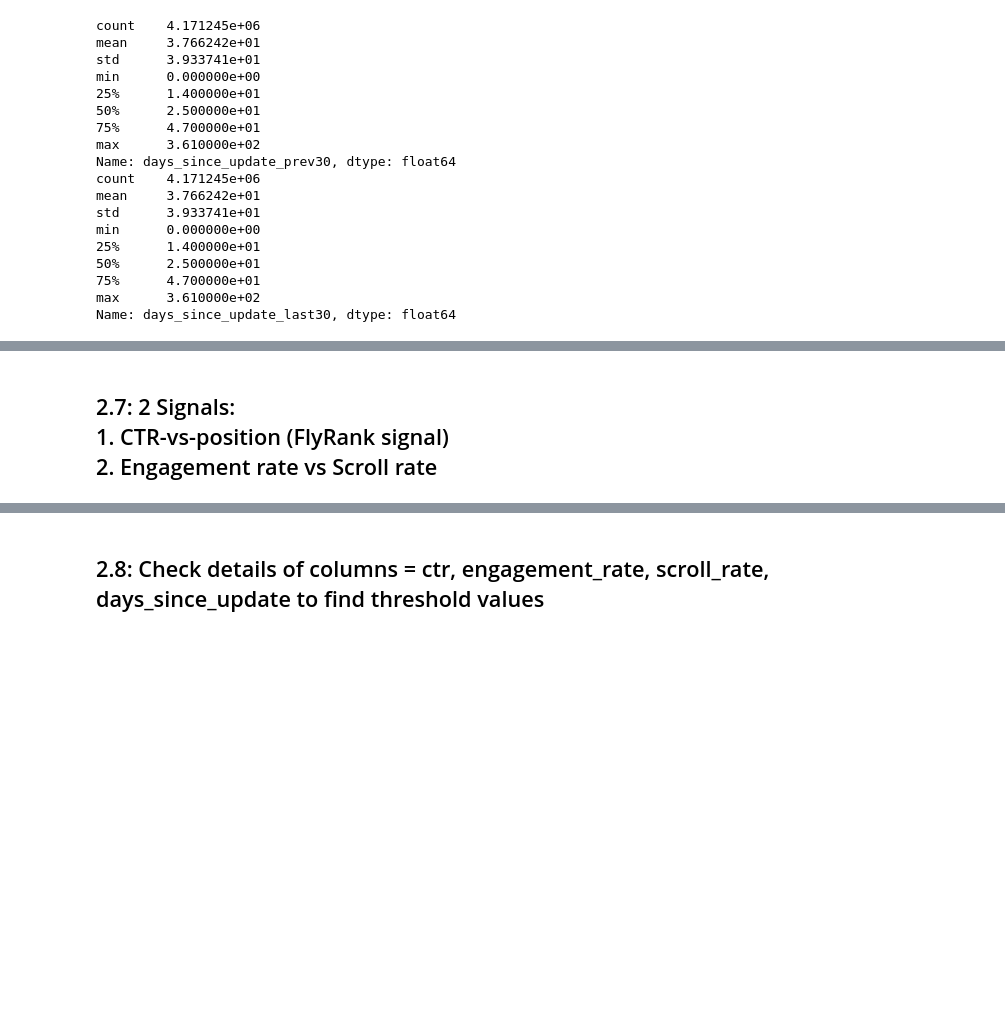
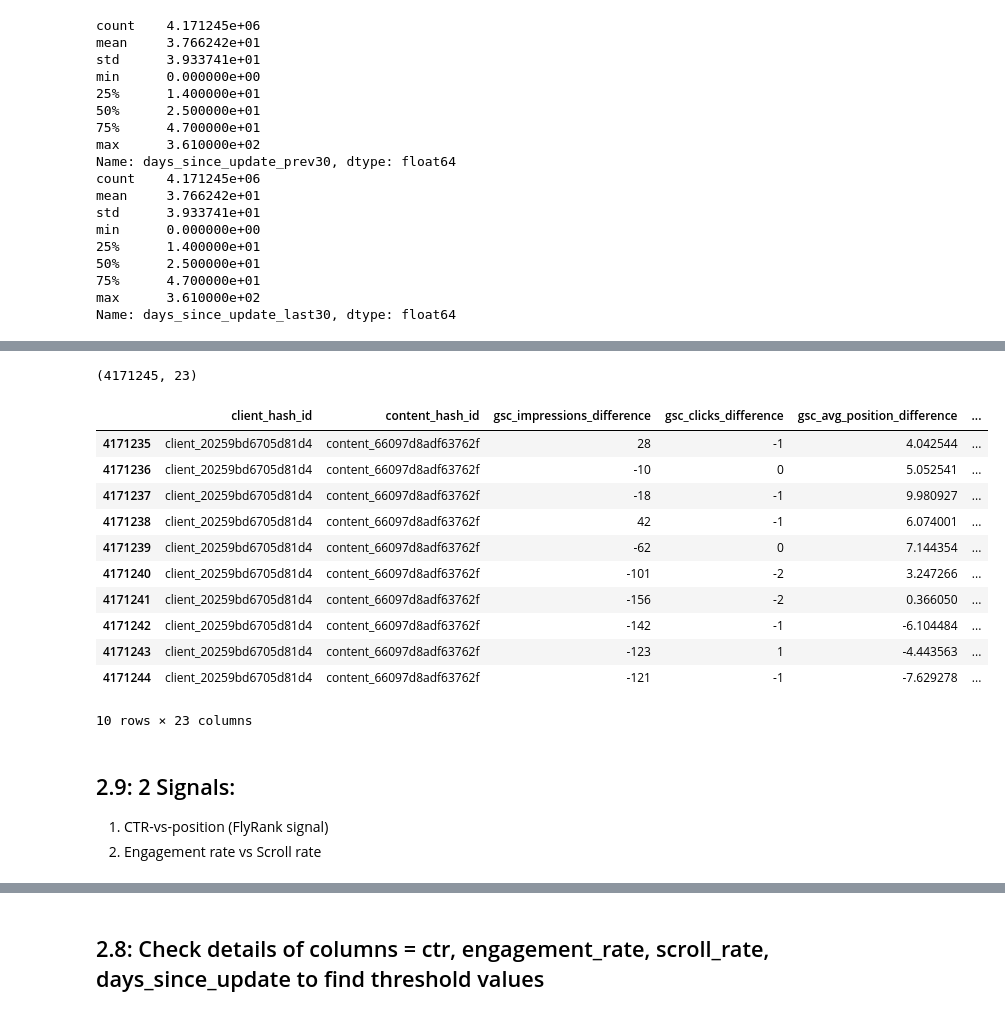
Before and after one commit to MuhammadFaizan0023/FlyRank_ML_internship_repo, a Jupyter notebook: work/notebooks/w04_baseline_score.ipynb, the cells around one changed output, grey strips where cells are left out. Drawn from its saved outputs; the diff is of its cells as text; code cells hidden in the pictures; blank space fills up the shorter version.

```diff
--- a/work/notebooks/w04_baseline_score.ipynb
+++ b/work/notebooks/w04_baseline_score.ipynb
@@ -709,0 +679,22 @@ Index(['report_date', 'client_hash_id', 'content_hash_id', 'gsc_impressions',
+# %%
+features_column["gsc_impressions_difference"] = features_column['gsc_impressions_last30d'] - features_column['gsc_impressions_prev30d']
+features_column["gsc_clicks_difference"] = features_column['gsc_clicks_last30d'] - features_column['gsc_clicks_prev30d']
+features_column["gsc_avg_position_difference"] = features_column['gsc_avg_position_last30d'] - features_column['gsc_avg_position_prev30d']
+features_column["ga4_pageviews_difference"] = features_column['ga4_pageviews_last30d'] - features_column['ga4_pageviews_prev30d']
+features_column["ga4_sessions_difference"] = features_column['ga4_sessions_last30d'] - features_column['ga4_sessions_prev30d']
+features_column["ga4_users_difference"] = features_column['ga4_users_last30d'] - features_column['ga4_users_prev30d']
+features_column["ga4_engaged_session_difference"] = features_column["'ga4_engaged_session_last30"] - features_column["'ga4_engaged_session_prev30"]
+features_column["ga4_total_engagement_sec_difference"] = features_column['ga4_total_engagement_sec_last30'] - features_column['ga4_total_engagement_sec_prev30']
+features_column["sessions_organic_difference"] = features_column['sessions_organic_last30'] - features_column['sessions_organic_prev30']
+features_column["sessions_direct_difference"] = features_column['sessions_direct_last30'] - features_column['sessions_direct_prev30']
+features_column["sessions_referral_difference"] = features_column['sessions_referral_last30'] - features_column['sessions_referral_prev30']
+features_column["sessions_social_difference"] = features_column['sessions_social_last30'] - features_column['sessions_social_prev30']
+features_column["sessions_paid_difference"] = features_column['sessions_paid_last30'] - features_column['sessions_paid_prev30']
+features_column["sessions_ai_difference"] = features_column['sessions_ai_last30'] - features_column['sessions_ai_prev30']
+features_column["scroll_events_difference"] = features_column['scroll_events_last30'] - features_column['scroll_events_prev30']
+features_column["cpc_difference"] = features_column['cpc_last30'] - features_column['cpc_prev30']
+features_column["backlinks_difference"] = features_column['backlinks_last30'] - features_column['backlinks_prev30']
+features_column["ctr_difference"] = features_column['ctr_last30'] - features_column['ctr_prev30']
+features_column["engagement_rate_difference"] = features_column['engagement_rate_last30'] - features_column['engagement_rate_prev30']
+features_column["scroll_events_rate_difference"] = features_column['scroll_events_rate_last30'] - features_column['scroll_events_rate_prev30']
+features_column["days_since_update_difference"] = features_column['days_since_update_last30'] - features_column['days_since_update_prev30']
@@ -709,0 +721,12 @@ Index(['report_date', 'client_hash_id', 'content_hash_id', 'gsc_impressions',
+# %%
+final_features = features_column.drop(columns=["report_date_x", "gsc_impressions_prev30d","gsc_clicks_prev30d", "gsc_avg_position_prev30d",
+                                                "ga4_pageviews_prev30d", "ga4_sessions_prev30d", "ga4_users_prev30d",
+                                                "'ga4_engaged_session_prev30", "ga4_total_engagement_sec_prev30", 'sessions_organic_prev30',
+                                                'sessions_direct_prev30', 'sessions_referral_prev30', 'sessions_social_prev30', 'sessions_paid_prev30',
+                                                'sessions_ai_prev30', 'scroll_events_prev30', 'content_created_date', 'content_updated_date', 'cpc_prev30',
+                                                'backlinks_prev30', 'ctr_prev30', 'engagement_rate_prev30', 'scroll_events_rate_prev30', 'days_since_update_prev30',
+                                                'report_date_y', 'gsc_impressions_last30d', 'gsc_clicks_last30d', 'gsc_avg_position_last30d', 'ga4_pageviews_last30d',
+                                                'ga4_sessions_last30d', 'ga4_users_last30d', "'ga4_engaged_session_last30", "ga4_total_engagement_sec_last30",
+                                                'sessions_organic_last30', 'sessions_direct_last30', 'sessions_referral_last30', 'sessions_social_last30',
+                                                'sessions_paid_last30', 'sessions_ai_last30', 'scroll_events_last30', 'cpc_last30', 'backlinks_last30', 'ctr_last30',
+                                                'engagement_rate_last30', 'scroll_events_rate_last30', 'days_since_update_last30'])
@@ -710,5 +747,23 @@ Index(['report_date', 'client_hash_id', 'content_hash_id', 'gsc_impressions',
+# %%
+final_features.shape
+# %% [output]
+(4171245, 23)
+# %%
+final_features.tail(10)
+# %% [output]
+|  | client_hash_id | content_hash_id | gsc_impressions_difference | gsc_clicks_difference | gsc_avg_position_difference | ... |
+| 4171235 | client_20259bd6705d81d4 | content_66097d8adf63762f | 28 | -1 | 4.042544 | ... |
+| 4171236 | client_20259bd6705d81d4 | content_66097d8adf63762f | -10 | 0 | 5.052541 | ... |
+| 4171237 | client_20259bd6705d81d4 | content_66097d8adf63762f | -18 | -1 | 9.980927 | ... |
+| 4171238 | client_20259bd6705d81d4 | content_66097d8adf63762f | 42 | -1 | 6.074001 | ... |
+| 4171239 | client_20259bd6705d81d4 | content_66097d8adf63762f | -62 | 0 | 7.144354 | ... |
+| 4171240 | client_20259bd6705d81d4 | content_66097d8adf63762f | -101 | -2 | 3.247266 | ... |
+| 4171241 | client_20259bd6705d81d4 | content_66097d8adf63762f | -156 | -2 | 0.366050 | ... |
+| 4171242 | client_20259bd6705d81d4 | content_66097d8adf63762f | -142 | -1 | -6.104484 | ... |
+| 4171243 | client_20259bd6705d81d4 | content_66097d8adf63762f | -123 | 1 | -4.443563 | ... |
+| 4171244 | client_20259bd6705d81d4 | content_66097d8adf63762f | -121 | -1 | -7.629278 | ... |
+10 rows × 23 columns
 # %% [markdown]
-<h2>2.7:
-2 Signals: <br>
+### <h2>2.9: 2 Signals: <br>
 1. CTR-vs-position (FlyRank signal)<br>
 2. Engagement rate vs Scroll rate </h2>
```
Also changed, not shown: parts of 40 cells of this notebook.
